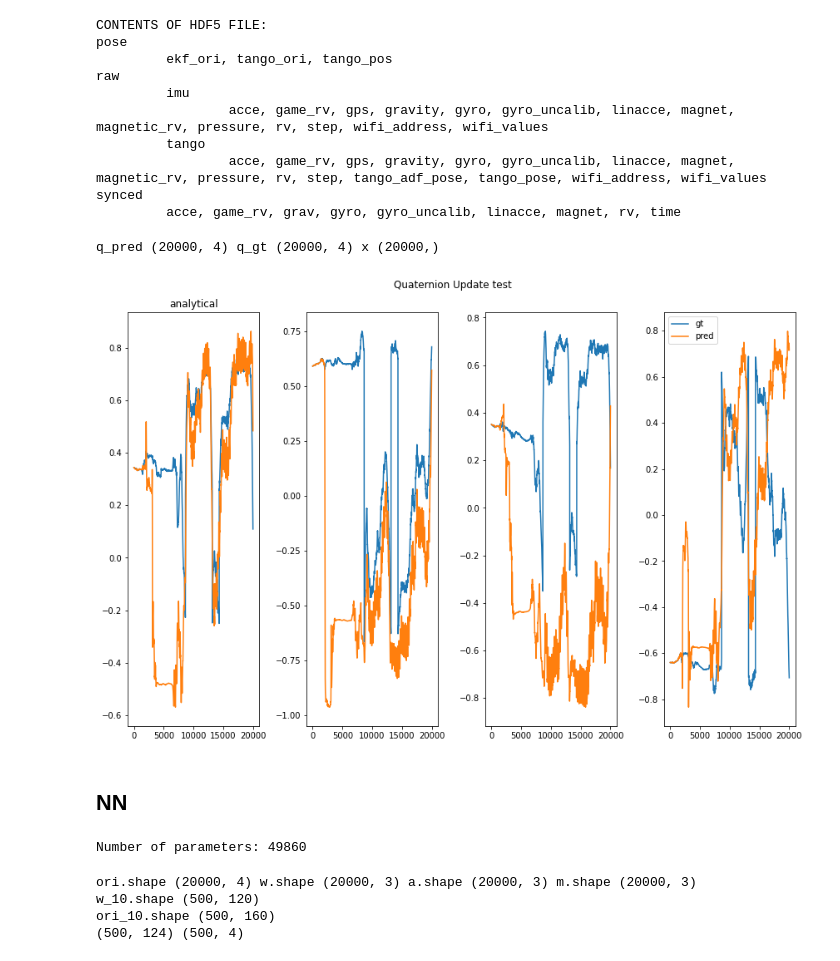
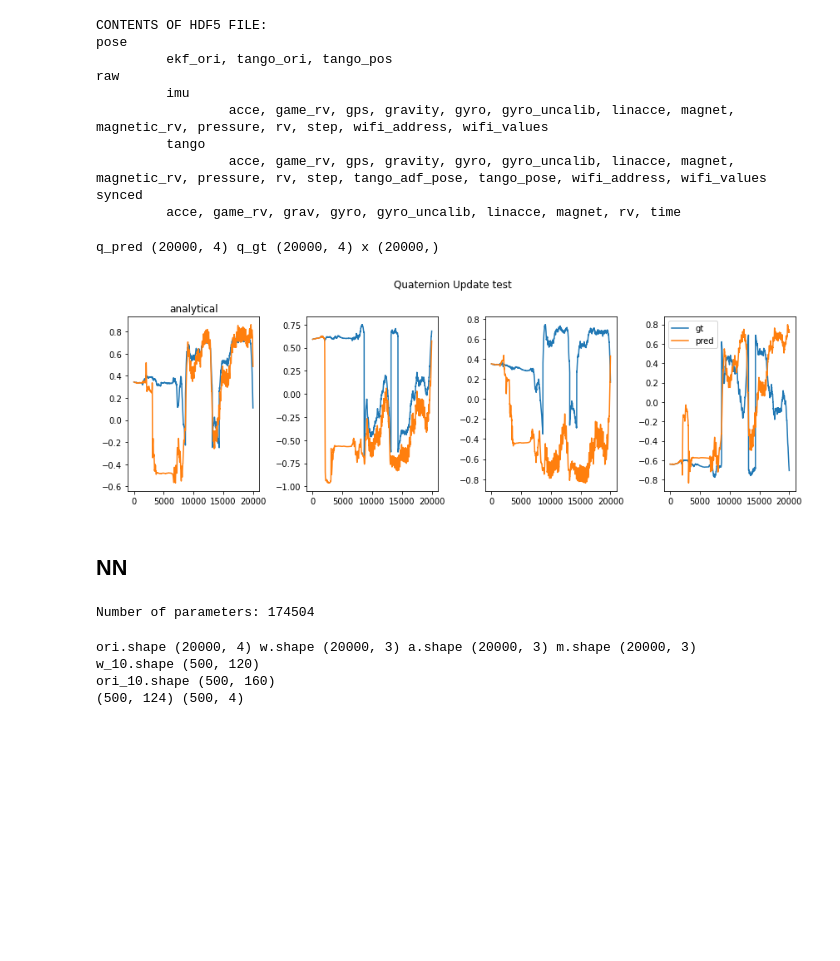
Before and after one commit to tonton-golio/inertial_navigation_transformer, a Jupyter notebook: playground_notebooks/quaternion_update_anton.ipynb, the cells around one changed output. Cells and saved outputs as stored; diff of their text form; code cells hidden in the pictures; blank space fills up the shorter version.

```diff
--- a/playground_notebooks/quaternion_update_anton.ipynb
+++ b/playground_notebooks/quaternion_update_anton.ipynb
@@ -31,35 +31,35 @@ for i in range(1,N):
 def plot_quat(q_gts, q_preds, xs, names = ['analytical', 'NN']):
     if type(q_preds) is not list:
         q_preds = [q_preds]
     if type(q_gts) is not list:
         q_gts = [q_gts]
     if type(xs) is not list:
         xs = [xs]
 
-    fig, ax = plt.subplots(len(q_preds), 4, figsize=(12, 8))
+    fig, ax = plt.subplots(len(q_preds), 4, figsize=(12, 4*len(q_preds)))
     ax = ax.reshape(-1, 4)
     idx = 0
     for q_pred, q_gt,x, name in zip(q_preds, q_gts,xs, names):
         print('q_pred', q_pred.shape, 'q_gt', q_gt.shape, 'x', x.shape)
         ax[idx, 0].plot(x, q_gt[:,0],)
         ax[idx, 0].plot(x, q_pred[:,0],)
         ax[idx, 1].plot(x, q_gt[:,1],)
         ax[idx, 1].plot(x, q_pred[:,1],)
         ax[idx, 2].plot(x, q_gt[:,2],)
         ax[idx, 2].plot(x, q_pred[:,2],)
         ax[idx, 3].plot(x, q_gt[:,3],label='gt')
         ax[idx, 3].plot(x, q_pred[:,3],label=f'pred')
 
         ax[idx, 0].set_title(name)
         idx += 1
     ax[0, 3].legend()
     fig.suptitle('Quaternion Update test')
     plt.tight_layout()
 
 plot_quat(q_gt, q_pred_ana, np.arange(len(q_gt)))
 # %% [output]
 q_pred (20000, 4) q_gt (20000, 4) x (20000,)
-[figure, old version]
+[figure, new version]
 # %% [markdown]
 ## NN
 # %%
@@ -92,13 +92,13 @@ class Net(nn.Module):
         x = self.fc_output(x)
         return x
 
-net = Net(input_size=124, output_size=4, hidden_size=64, num_layers=10)
+net = Net(input_size=124, output_size=4, hidden_size=100, num_layers=16)
 
 # number of params
 num_params = sum(p.numel() for p in net.parameters() if p.requires_grad)
 print('Number of parameters: %d' % num_params)
 # %% [output]
-Number of parameters: 49860
+Number of parameters: 174504
 # %%
 def get_data(start=0, stop=1500, group_num=40):
 
```
Also changed, not shown: parts of 2 cells of this notebook, 1 other file.
